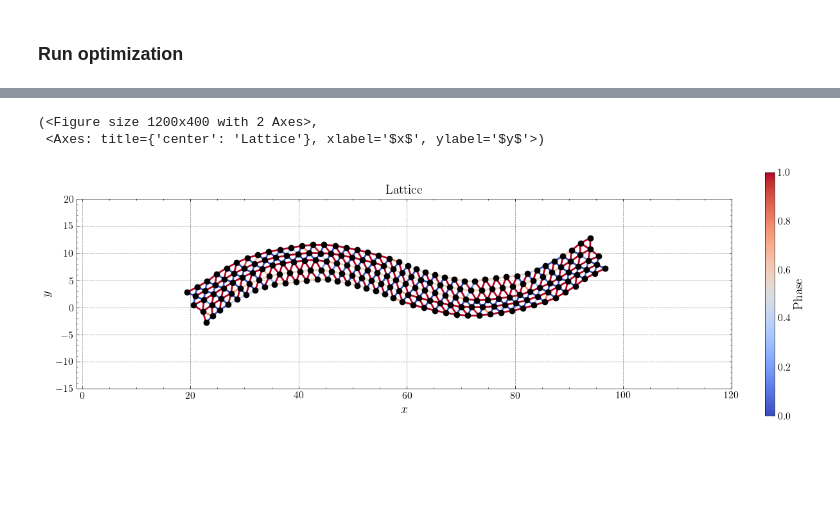
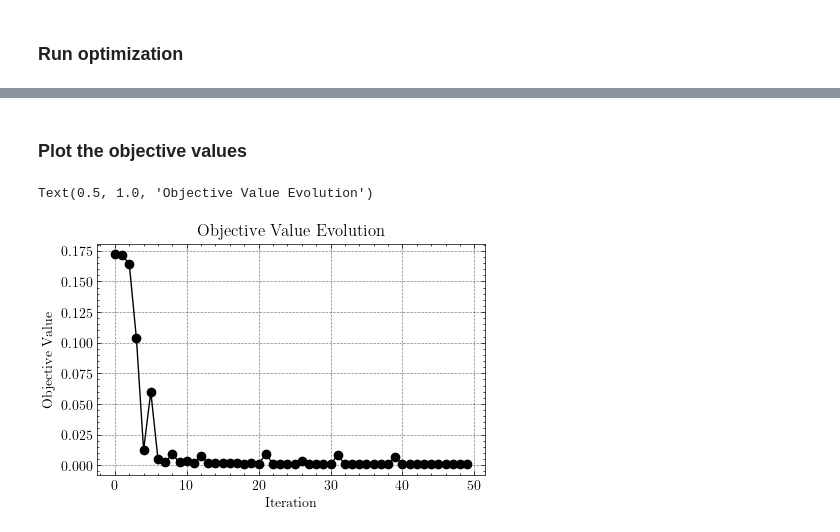
Before and after one commit to bertoldi-collab/morphing-lattices, a Jupyter notebook: inverse_design/long_strip.ipynb, the cells around one changed output, grey strips where cells are left out. Cells and saved outputs as stored; diff of their text form; code cells hidden in the pictures; blank space fills up the shorter version.

```diff
--- a/inverse_design/long_strip.ipynb
+++ b/inverse_design/long_strip.ipynb
@@ -163,8 +230,11 @@ plt.axis('equal')
 # %%
 optimization = OptimizationProblem(
     forward_problem=problem,
-    target_points=target_points,
+    target1_points=target1_points,
+    target2_points=target2_points,
     target_points_ids=target_points_ids,
+    target1_temperature=70.,
+    target2_temperature=130.
 )
 # %% [markdown]
 ### Run optimization
@@ -196,14 +266,11 @@ Objective = 1190.226834938137
-# %%
-plot_lattice(
-    lattice=lattice,
-    displacement=optimization.best_response[-1, 0],
-    bond_values=optimization.best_control_params.phase,
-    figsize=(12, 4),
-    xlim=(-1, 120),
-    ylim=(-15, 20),
-    legend_label="Phase",
-)
-# %% [output]
-(<Figure size 1200x400 with 2 Axes>,
- <Axes: title={'center': 'Lattice'}, xlabel='$x$', ylabel='$y$'>)
-[figure, removed]
+# %% [markdown]
+### Plot the objective values
+# %%
+plt.figure(figsize=[5,3])
+plt.plot(optimization.objective_values, color='k', marker='o')
+plt.xlabel('Iteration')
+plt.ylabel('Objective Value')
+plt.title('Objective Value Evolution');
+# %% [output]
+Text(0.5, 1.0, 'Objective Value Evolution')
+[figure, added]
```
Also changed, not shown: parts of 15 cells of this notebook, 25 other files.
